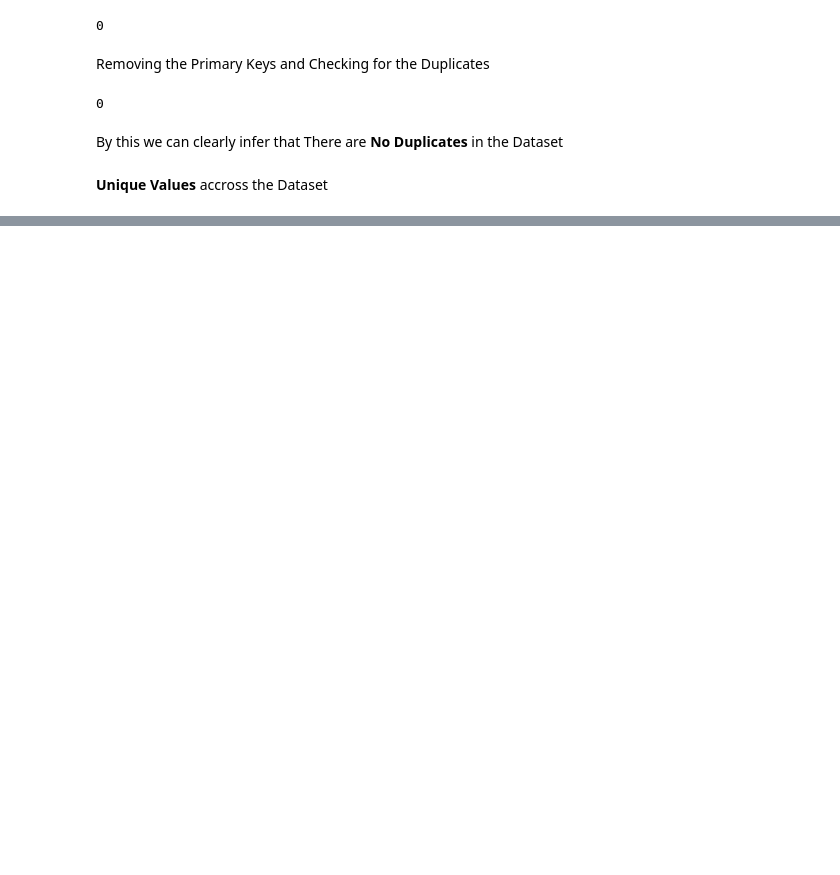
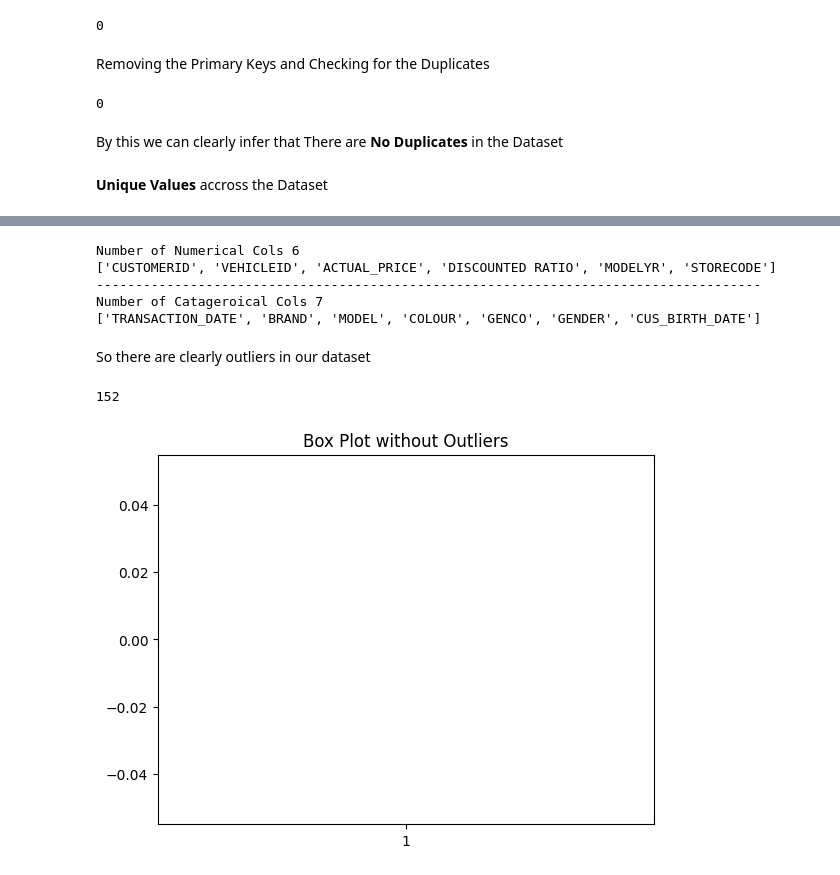
Before and after one commit to koushik2299/Data-Science, a Jupyter notebook: DS_Case_Study.ipynb, the cells around one changed output, grey strips where cells are left out. Drawn from its saved outputs; the diff is of its cells as text; code cells hidden in the pictures; blank space fills up the shorter version.

```diff
--- a/DS_Case_Study.ipynb
+++ b/DS_Case_Study.ipynb
@@ -226,0 +393,6 @@ TypeError: ignored
+# %%
+# Calculate the percentage of Category and Code
+outlet_type_size_pct = contingency_table.div(contingency_table['All'], axis=0).iloc[:-1, :-1]
+
+# Print the percentage table
+print(outlet_type_size_pct)
@@ -226,0 +419,8 @@ TypeError: ignored
+# %%
+for idx, row in df[df['GENCO'].isnull()].iterrows():
+    colour = row['COLOUR']
+
+    if not pd.isnull(colour):
+        if colour in outlet_type_size_pct.index:
+            genco = outlet_type_size_pct.loc[colour].idxmax()
+            df.loc[idx, 'GENCO'] = genco
@@ -226,0 +443,2 @@ TypeError: ignored
+# %%
+df['ACTUAL_PRICE'] = df.groupby('MODEL')['ACTUAL_PRICE'].transform(lambda x: x.fillna(x.mean()))
@@ -226,0 +497,22 @@ TypeError: ignored
+# %%
+desc_cols(df)
+# %% [output]
+Number of Numerical Cols 6
+['CUSTOMERID', 'VEHICLEID', 'ACTUAL_PRICE', 'DISCOUNTED RATIO', 'MODELYR', 'STORECODE']
+-------------------------------------------------------------------------------------
+Number of Catageroical Cols 7
+['TRANSACTION_DATE', 'BRAND', 'MODEL', 'COLOUR', 'GENCO', 'GENDER', 'CUS_BIRTH_DATE']
+# %%
+a=df['ACTUAL_PRICE']
+# %% [markdown]
+So there are clearly outliers in our dataset
+# %%
+a.isnull().sum()
+# %% [output]
+152
+# %%
+plt.boxplot(a)
+plt.title("Box Plot without Outliers")
+plt.show()
+# %% [output]
+[figure, added]
```
Also changed, not shown: parts of 99 cells of this notebook.
